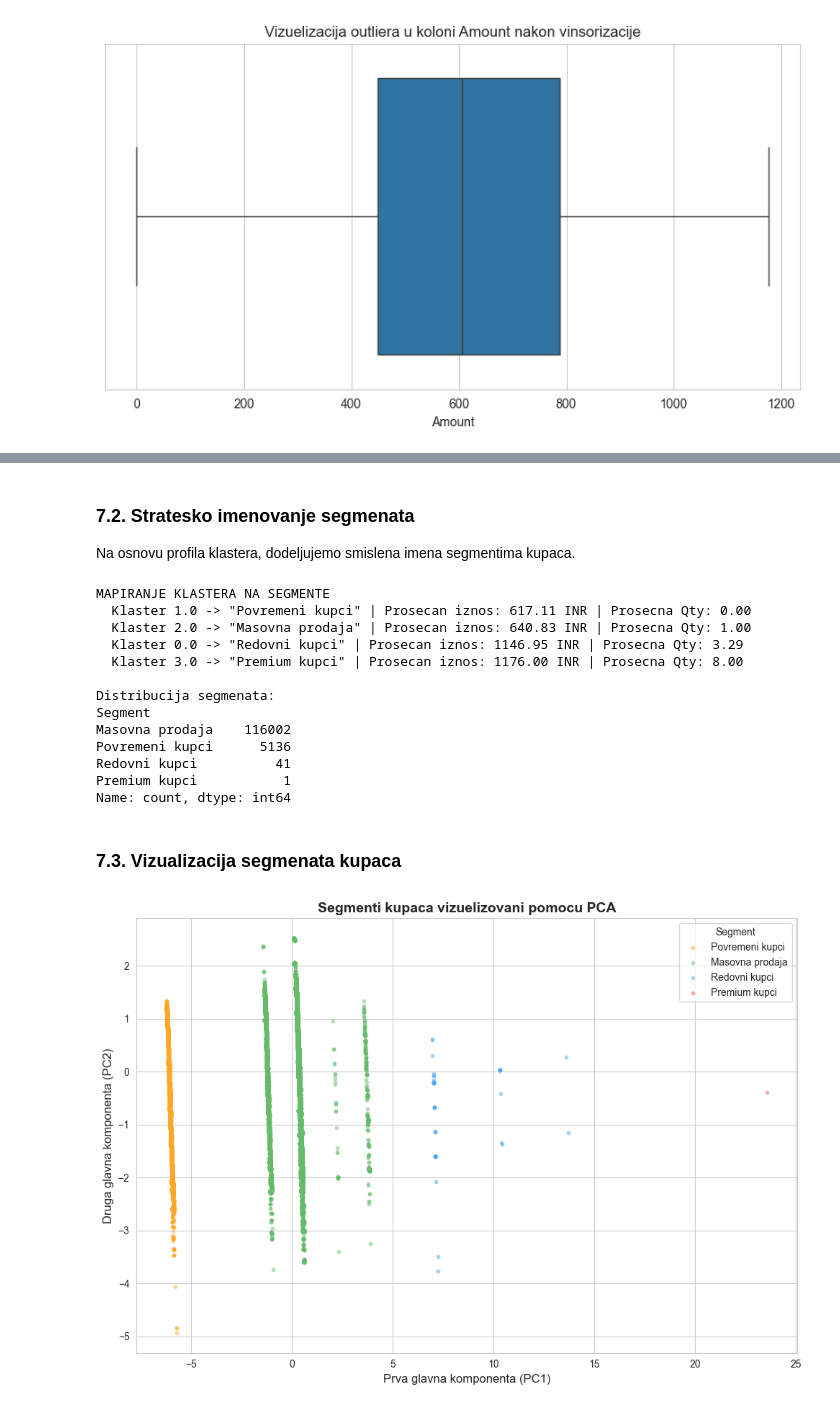
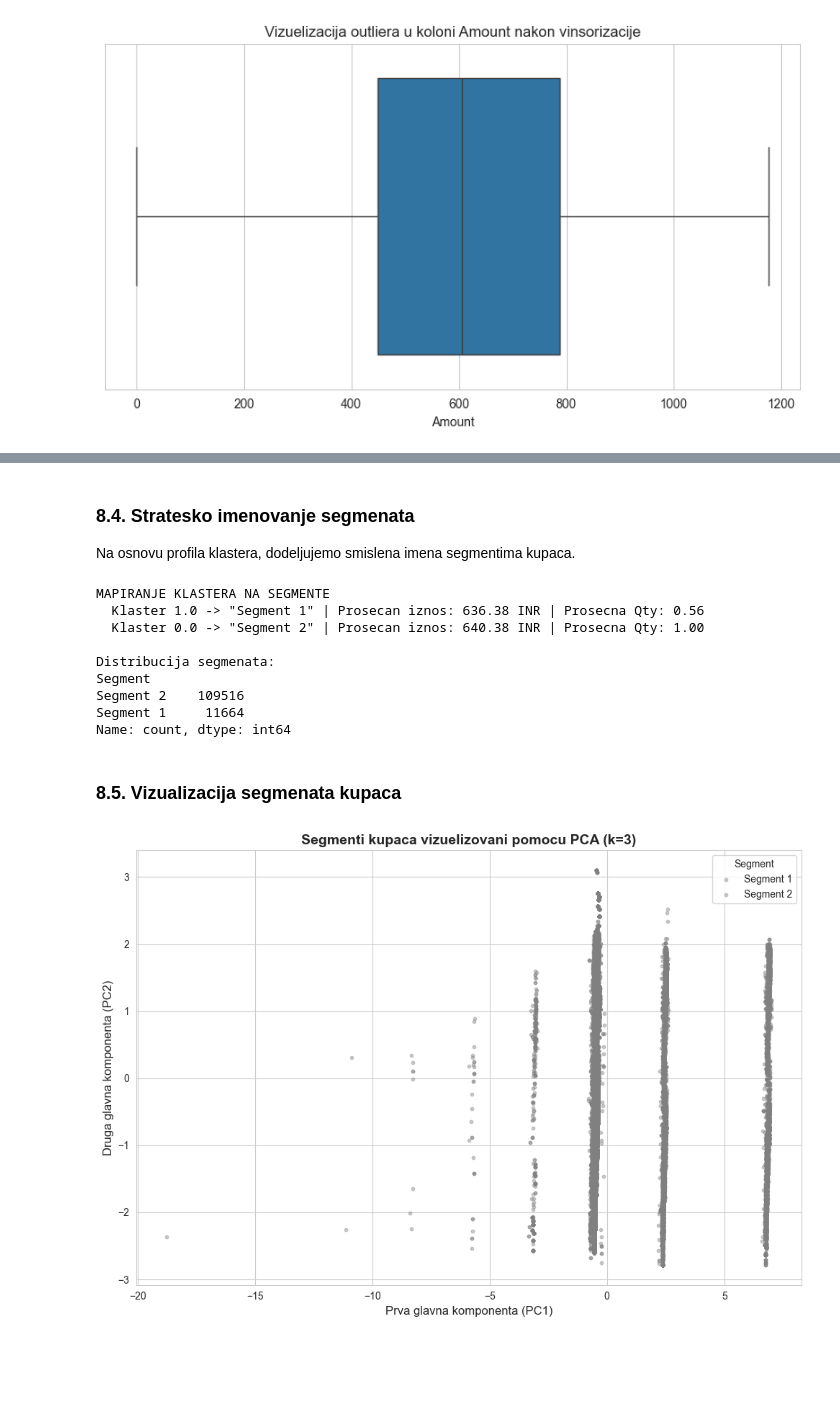
Before and after one commit to aleksandradjokic/E-Commerce, a Jupyter notebook: projekat 2/ecommerce_clustering.ipynb, the cells around one changed output, grey strips where cells are left out. Saved outputs shown, nothing was run; the diff lists cells and outputs as text; code cells hidden in the pictures; blank space fills up the shorter version.

```diff
--- a/projekat 2/ecommerce_clustering.ipynb
+++ b/projekat 2/ecommerce_clustering.ipynb
@@ -221,8 +167,8 @@ ship-state                           68
 [figure]
 # %%
 # Feature Engineering (Total Revenue)
-# Kreiramo novu kolonu kao proizvod kolicine i iznosa za ukupan prihod po transakciji
-data['Total_Revenue'] = data['Qty'] * data['Amount']
+# Amount u ovom skupu predstavlja vrednost transakcije, pa ga koristimo direktno kao prihod.
+data['Total_Revenue'] = data['Amount']
 
 print('=== Prvih 5 redova sa kolonom Total_Revenue ===')
 print(data[['Qty', 'Amount', 'Total_Revenue']].head())
@@ -258,6 +204,3 @@ plt.title('Vizuelizacija outliera u koloni Amount')
 plt.show()
 # %% [output]
 [figure]
-# %%
-# Vinsorizacija::
-data['Amount'] = data['Amount'].clip(upper=data['Amount'].quantile(0.95))
@@ -1089,18 +1368,24 @@ Konkretne vrednosti:
 # %% [markdown]
-### 7.2. Stratesko imenovanje segmenata
+### 8.4. Stratesko imenovanje segmenata
 
 Na osnovu profila klastera, dodeljujemo smislena imena segmentima kupaca.
 # %%
-# Sortiramo klastere po prosecnom iznosu da bismo dodelili smislena imena
-cluster_sorted = cluster_profile.sort_values('Mean_Amount').reset_index(drop=True)
+# Sortiramo klastere po kombinaciji Amount i Qty da bismo dodelili smislena imena
+cluster_sorted = cluster_profile.copy()
+cluster_sorted['Amount_rank'] = cluster_sorted['Mean_Amount'].rank(method='dense', ascending=True)
+cluster_sorted['Qty_rank'] = cluster_sorted['Mean_Qty'].rank(method='dense', ascending=True)
+cluster_sorted['Combined_rank'] = cluster_sorted['Amount_rank'] + cluster_sorted['Qty_rank']
+cluster_sorted = cluster_sorted.sort_values('Combined_rank').reset_index(drop=True)
 
-# Dodeljujemo strateska imena na osnovu ranga
+# Dodeljujemo strateska imena na osnovu ukupnog intenziteta kupovine
 n_clusters_found = len(cluster_sorted)
 
 if n_clusters_found == 4:
-    names = ['Povremeni kupci', 'Masovna prodaja', 'Redovni kupci', 'Premium kupci']
+    names = ['Povremeni kupci', 'Rastuci kupci', 'Redovni kupci', 'Premium kupci']
 elif n_clusters_found == 3:
-    names = ['Povremeni kupci', 'Masovna prodaja', 'Premium kupci']
+    names = ['Povremeni kupci', 'Redovni kupci', 'Premium kupci']
+elif n_clusters_found == 2:
+    names = ['Povremeni kupci', 'Premium kupci']
 else:
     names = [f'Segment {i+1}' for i in range(n_clusters_found)]
 
@@ -1110,60 +1395,59 @@ cluster_sorted['Naziv segmenta'] = names
 cluster_name_map = dict(zip(cluster_sorted['Cluster_KMeans'], cluster_sorted['Naziv segmenta']))
 data['Segment'] = data['Cluster_KMeans'].map(cluster_name_map)
 
-print('MAPIRANJE KLASTERA NA SEGMENTE ')
+print('MAPIRANJE KLASTERA NA SEGMENTE')
 for cid, name in cluster_name_map.items():
     row = cluster_profile[cluster_profile['Cluster_KMeans'] == cid].iloc[0]
-    print(f'  Klaster {cid} -> "{name}" | Prosecan iznos: {row["Mean_Amount"]:.2f} INR | Prosecna Qty: {row["Mean_Qty"]:.2f}')
+    print(
+        f'  Klaster {cid} -> "{name}" | '
+        f'Prosecan iznos: {row["Mean_Amount"]:.2f} INR | '
+        f'Prosecna Qty: {row["Mean_Qty"]:.2f}'
+    )
 
-print(f'\nDistribucija segmenata:')
+print('\nDistribucija segmenata:')
 print(data['Segment'].value_counts())
 # %% [output]
 MAPIRANJE KLASTERA NA SEGMENTE
-  Klaster 1.0 -> "Povremeni kupci" | Prosecan iznos: 617.11 INR | Prosecna Qty: 0.00
-  Klaster 2.0 -> "Masovna prodaja" | Prosecan iznos: 640.83 INR | Prosecna Qty: 1.00
-  Klaster 0.0 -> "Redovni kupci" | Prosecan iznos: 1146.95 INR | Prosecna Qty: 3.29
-  Klaster 3.0 -> "Premium kupci" | Prosecan iznos: 1176.00 INR | Prosecna Qty: 8.00
+  Klaster 1.0 -> "Segment 1" | Prosecan iznos: 636.38 INR | Prosecna Qty: 0.56
+  Klaster 0.0 -> "Segment 2" | Prosecan iznos: 640.38 INR | Prosecna Qty: 1.00
 
 Distribucija segmenata:
 Segment
-Masovna prodaja    116002
-Povremeni kupci      5136
-Redovni kupci          41
-Premium kupci           1
+Segment 2    109516
+Segment 1     11664
 Name: count, dtype: int64
 # %% [markdown]
-### 7.3. Vizualizacija segmenata kupaca
+### 8.5. Vizualizacija segmenata kupaca
 # %%
 # Finalna vizuelizacija segmenata
-# Koristimo samo redove koji imaju klaster dodelu (clean_indices)
+
 plt.figure(figsize=(10, 7))
 segment_colors = {
     'Premium kupci': '#EF5350',
-    'Redovni kupci': '#42A5F5',
-    'Masovna prodaja': '#66BB6A',
+    'Redovni kupci': '#66BB6A',
+    'Rastuci kupci': '#42A5F5',
     'Povremeni kupci': '#FFA726'
 }
 
-# Filtriramo data da koristimo samo redove koji su korisceni u PCA
 data_clean = data.loc[clean_indices].copy()
 
 for segment_name in data_clean['Segment'].dropna().unique():
     mask = data_clean['Segment'] == segment_name
-    # Koristimo boolean indeksiranje na X_pca direktno
+
     mask_array = mask.values
     plt.scatter(
         X_pca[mask_array, 0], X_pca[mask_array, 1],
         label=segment_name,
         alpha=0.4, s=10,
         color=segment_colors.get(segment_name, 'gray')
     )
 
 plt.xlabel('Prva glavna komponenta (PC1)', fontsize=12)
 plt.ylabel('Druga glavna komponenta (PC2)', fontsize=12)
-plt.title('Segmenti kupaca vizuelizovani pomocu PCA', fontsize=14, fontweight='bold')
+plt.title(f'Segmenti kupaca vizuelizovani pomocu PCA (k={best_k})', fontsize=14, fontweight='bold')
 plt.legend(title='Segment', fontsize=10)
 plt.tight_layout()
 plt.show()
 # %% [output]
-[figure, old version]
+[figure, new version]
 # %% [markdown]
```
Also changed, not shown: parts of 60 cells of this notebook, 1 other file.
